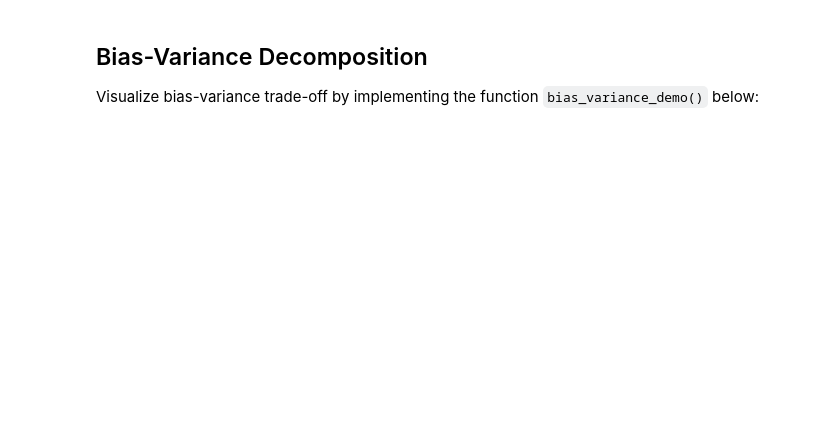
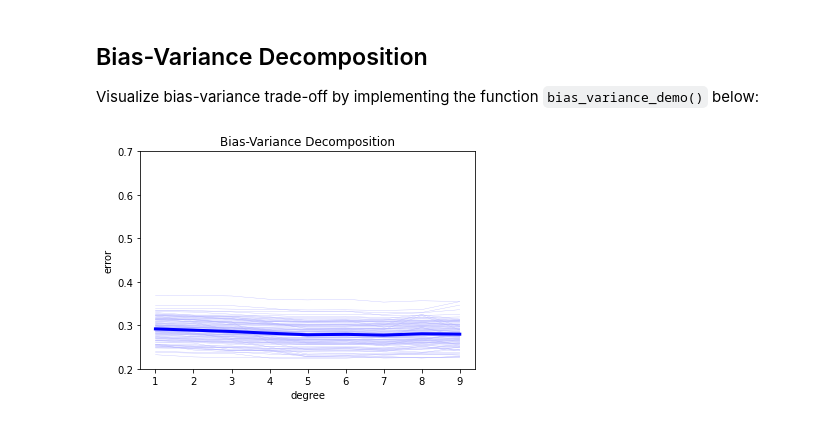
Before and after one commit to davide-rosso/ML_course, a Jupyter notebook: labs/ex04/template/ex04.ipynb, the cells around one changed output. Saved outputs shown, nothing was run; the diff lists cells and outputs as text; code cells hidden in the pictures; blank space fills up the shorter version.

```diff
--- a/labs/ex04/template/ex04.ipynb
+++ b/labs/ex04/template/ex04.ipynb
@@ -79,35 +153,39 @@ Visualize bias-variance trade-off by implementing the function `bias_variance_de
 # %%
 from least_squares import least_squares
 from split_data import split_data
 from plots import bias_variance_decomposition_visualization
 
 def bias_variance_demo():
     """The entry."""
     # define parameters
     seeds = range(100)
     num_data = 10000
     ratio_train = 0.005
     degrees = range(1, 10)
 
     # define list to store the variable
     rmse_tr = np.empty((len(seeds), len(degrees)))
     rmse_te = np.empty((len(seeds), len(degrees)))
 
     for index_seed, seed in enumerate(seeds):
-        np.random.seed(seed)
+        np.random.seed(index_seed)
         x = np.linspace(0.1, 2 * np.pi, num_data)
         y = np.sin(x) + 0.3 * np.random.randn(num_data).T
         # ***************************************************
-        # INSERT YOUR CODE HERE
-        # split data with a specific seed: TODO
+        # split data with a specific seed
         # ***************************************************
-        raise NotImplementedError
+        x_tr, y_tr, x_te, y_te = split_data(x, y, ratio_train, index_seed)
         # ***************************************************
-        # INSERT YOUR CODE HERE
-        # bias_variance_decomposition: TODO
+        # bias_variance_decomposition
         # ***************************************************
-        raise NotImplementedError
-
+        for degree in degrees:
+            x_poly_tr = build_poly(x_tr, degree)
+            x_poly_te = build_poly(x_te, degree)
+            mse, ws = least_squares(y_tr, x_poly_tr)
+            rmse_tr[index_seed,degree-1] = np.sqrt(2*mse)
+            rmse_te[index_seed,degree-1] = np.sqrt(2*compute_mse(y_te, x_poly_te, ws))
     bias_variance_decomposition_visualization(degrees, rmse_tr, rmse_te)
 
 bias_variance_demo()
+# %% [output]
+[figure, added]
```
Also changed, not shown: parts of 5 cells of this notebook, 5 other files.
